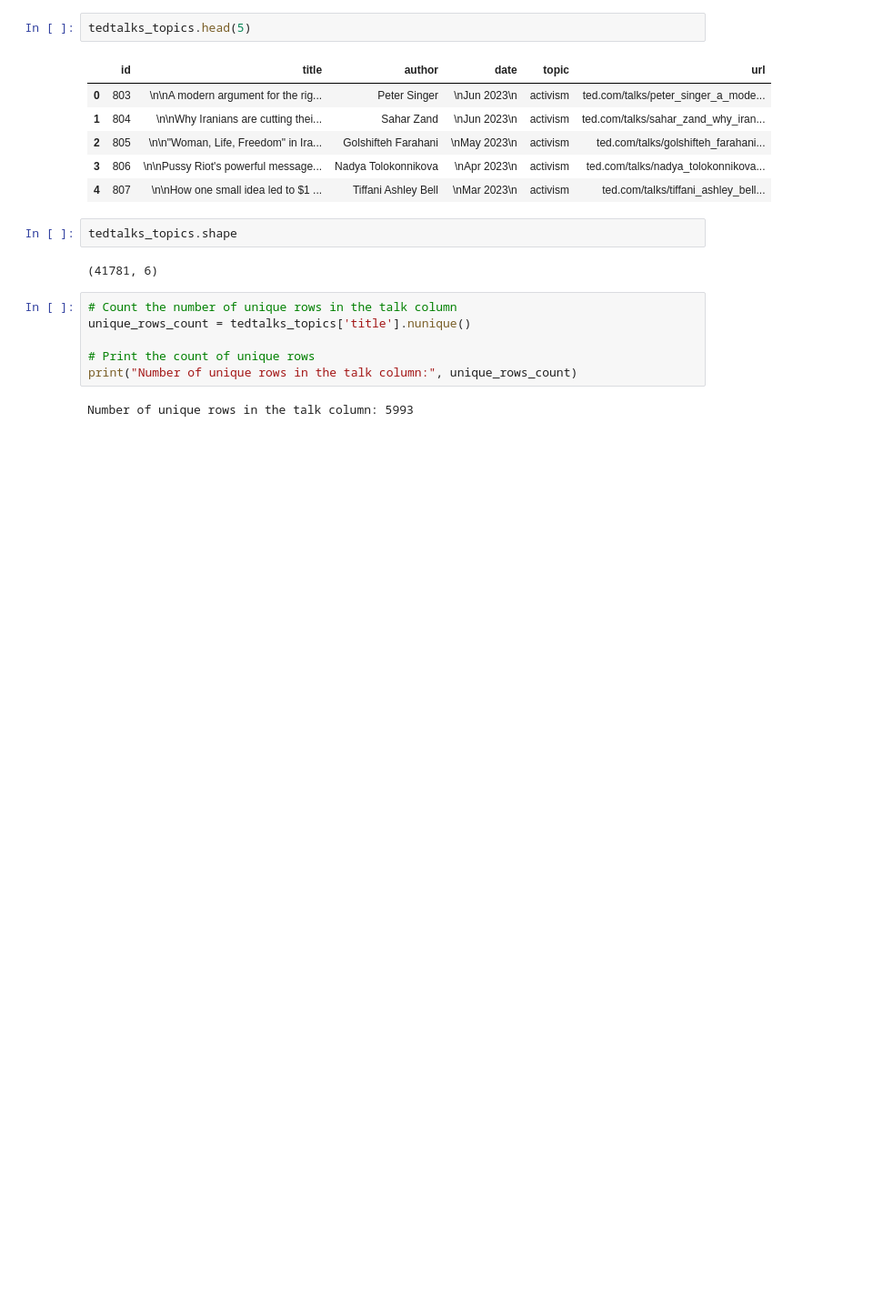
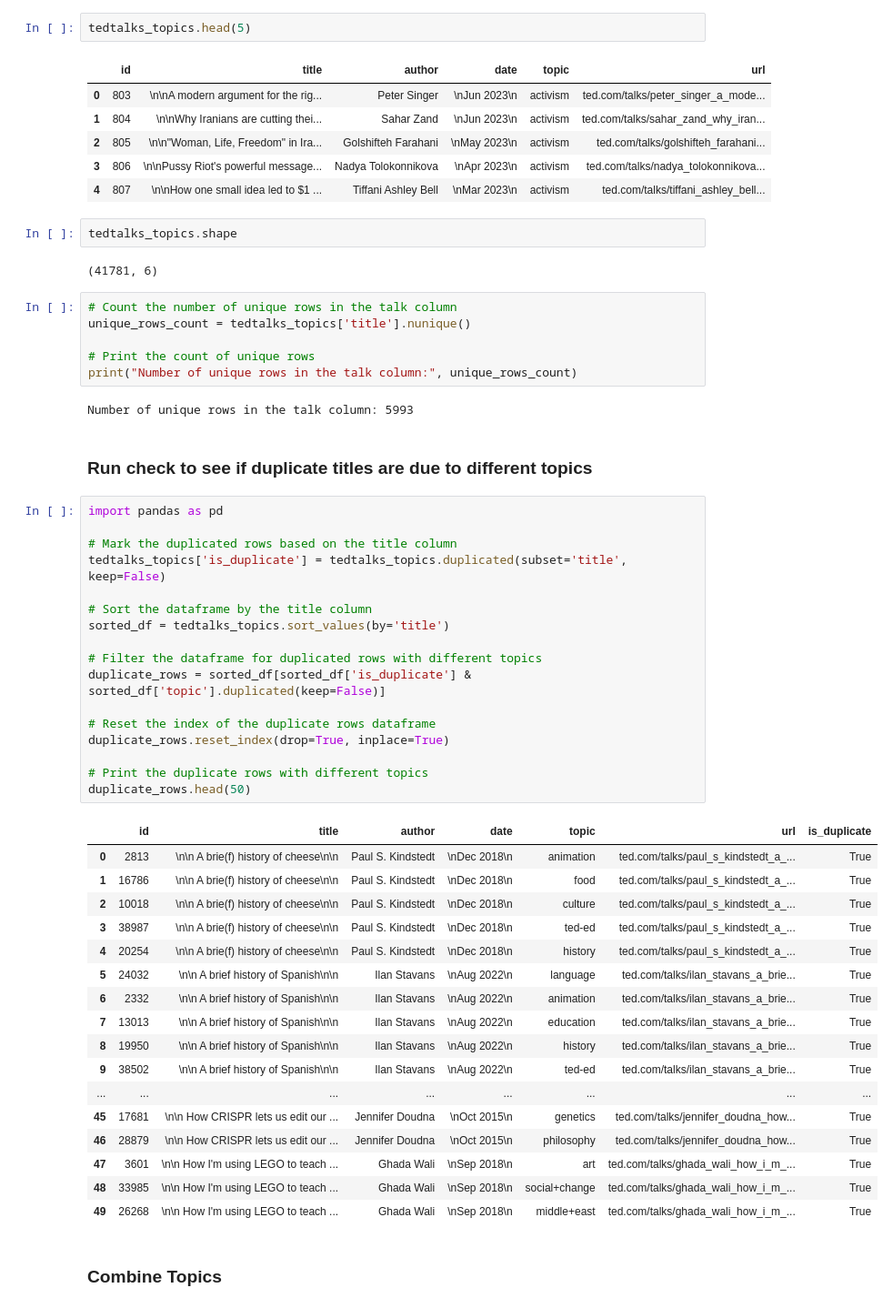
Before and after one commit to pokwir/Ted-Talks-Recommender-System, a Jupyter notebook: rough_work/eda/eda.ipynb, the cells around one changed output. Shown at 91% size. Saved outputs shown, nothing was run; the diff lists cells and outputs as text; blank space fills up the shorter version.

```diff
--- a/rough_work/eda/eda.ipynb
+++ b/rough_work/eda/eda.ipynb
@@ -688,3 +688,42 @@ unique_rows_count = tedtalks_topics['title'].nunique()
 print("Number of unique rows in the talk column:", unique_rows_count)
 # %% [output]
 Number of unique rows in the talk column: 5993
+# %% [markdown]
+### Run check to see if duplicate titles are due to different topics
+# %%
+import pandas as pd
+
+# Mark the duplicated rows based on the title column
+tedtalks_topics['is_duplicate'] = tedtalks_topics.duplicated(subset='title', keep=False)
+
+# Sort the dataframe by the title column
+sorted_df = tedtalks_topics.sort_values(by='title')
+
+# Filter the dataframe for duplicated rows with different topics
+duplicate_rows = sorted_df[sorted_df['is_duplicate'] & sorted_df['topic'].duplicated(keep=False)]
+
+# Reset the index of the duplicate rows dataframe
+duplicate_rows.reset_index(drop=True, inplace=True)
+
+# Print the duplicate rows with different topics
+duplicate_rows.head(50)
+# %% [output]
+|  | id | title | author | date | topic | url | is_duplicate |
+| 0 | 2813 | \n\n A brie(f) history of cheese\n\n | Paul S. Kindstedt | \nDec 2018\n | animation | ted.com/talks/paul_s_kindstedt_a_... | True |
+| 1 | 16786 | \n\n A brie(f) history of cheese\n\n | Paul S. Kindstedt | \nDec 2018\n | food | ted.com/talks/paul_s_kindstedt_a_... | True |
+| 2 | 10018 | \n\n A brie(f) history of cheese\n\n | Paul S. Kindstedt | \nDec 2018\n | culture | ted.com/talks/paul_s_kindstedt_a_... | True |
+| 3 | 38987 | \n\n A brie(f) history of cheese\n\n | Paul S. Kindstedt | \nDec 2018\n | ted-ed | ted.com/talks/paul_s_kindstedt_a_... | True |
+| 4 | 20254 | \n\n A brie(f) history of cheese\n\n | Paul S. Kindstedt | \nDec 2018\n | history | ted.com/talks/paul_s_kindstedt_a_... | True |
+| 5 | 24032 | \n\n A brief history of Spanish\n\n | Ilan Stavans | \nAug 2022\n | language | ted.com/talks/ilan_stavans_a_brie... | True |
+| 6 | 2332 | \n\n A brief history of Spanish\n\n | Ilan Stavans | \nAug 2022\n | animation | ted.com/talks/ilan_stavans_a_brie... | True |
+| 7 | 13013 | \n\n A brief history of Spanish\n\n | Ilan Stavans | \nAug 2022\n | education | ted.com/talks/ilan_stavans_a_brie... | True |
+| 8 | 19950 | \n\n A brief history of Spanish\n\n | Ilan Stavans | \nAug 2022\n | history | ted.com/talks/ilan_stavans_a_brie... | True |
+| 9 | 38502 | \n\n A brief history of Spanish\n\n | Ilan Stavans | \nAug 2022\n | ted-ed | ted.com/talks/ilan_stavans_a_brie... | True |
+| ... | ... | ... | ... | ... | ... | ... | ... |
+| 45 | 17681 | \n\n How CRISPR lets us edit our ... | Jennifer Doudna | \nOct 2015\n | genetics | ted.com/talks/jennifer_doudna_how... | True |
+| 46 | 28879 | \n\n How CRISPR lets us edit our ... | Jennifer Doudna | \nOct 2015\n | philosophy | ted.com/talks/jennifer_doudna_how... | True |
+| 47 | 3601 | \n\n How I'm using LEGO to teach ... | Ghada Wali | \nSep 2018\n | art | ted.com/talks/ghada_wali_how_i_m_... | True |
+| 48 | 33985 | \n\n How I'm using LEGO to teach ... | Ghada Wali | \nSep 2018\n | social+change | ted.com/talks/ghada_wali_how_i_m_... | True |
+| 49 | 26268 | \n\n How I'm using LEGO to teach ... | Ghada Wali | \nSep 2018\n | middle+east | ted.com/talks/ghada_wali_how_i_m_... | True |
+# %% [markdown]
+### Combine Topics
```
Also changed, not shown: parts of 3 cells of this notebook.
